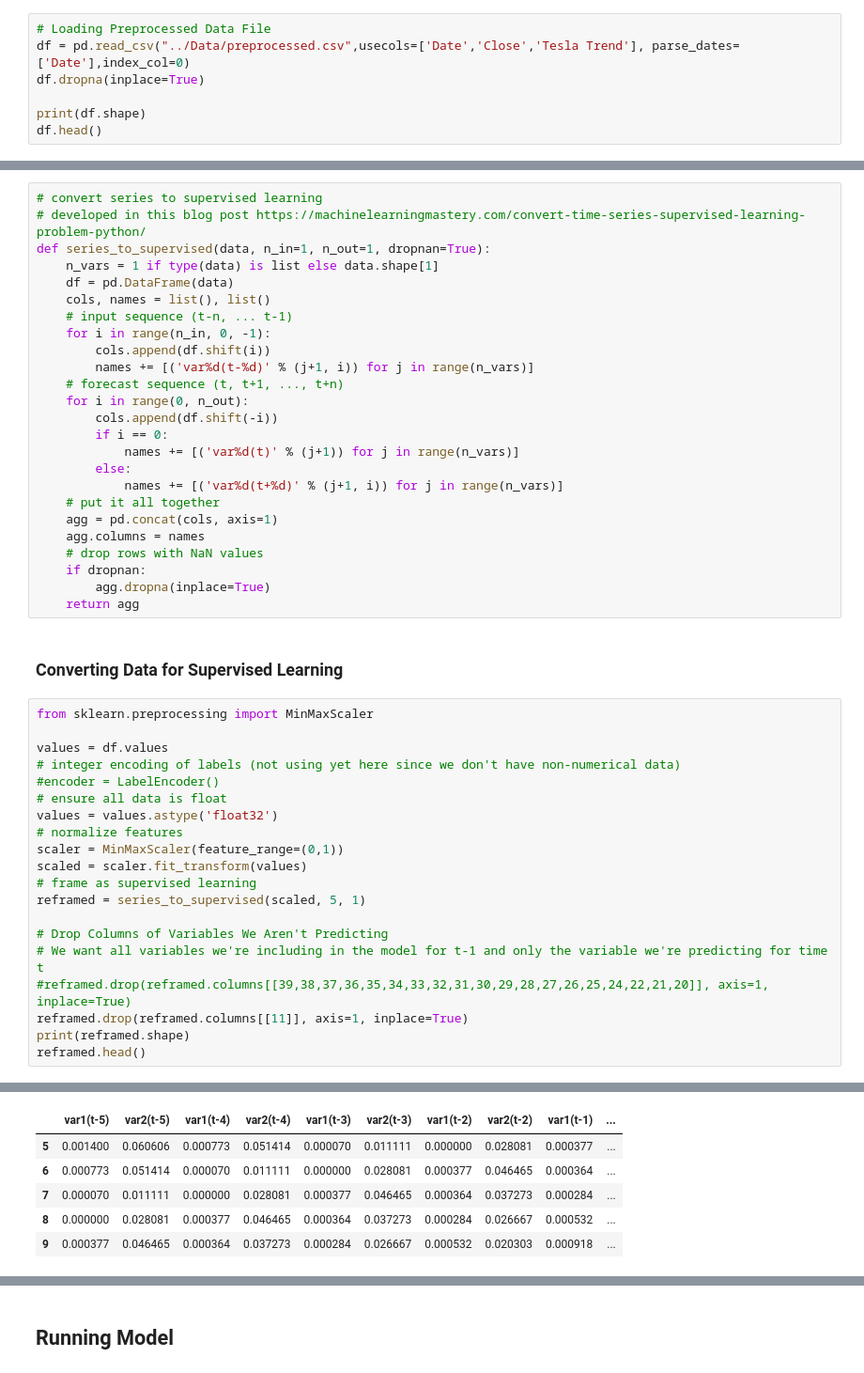
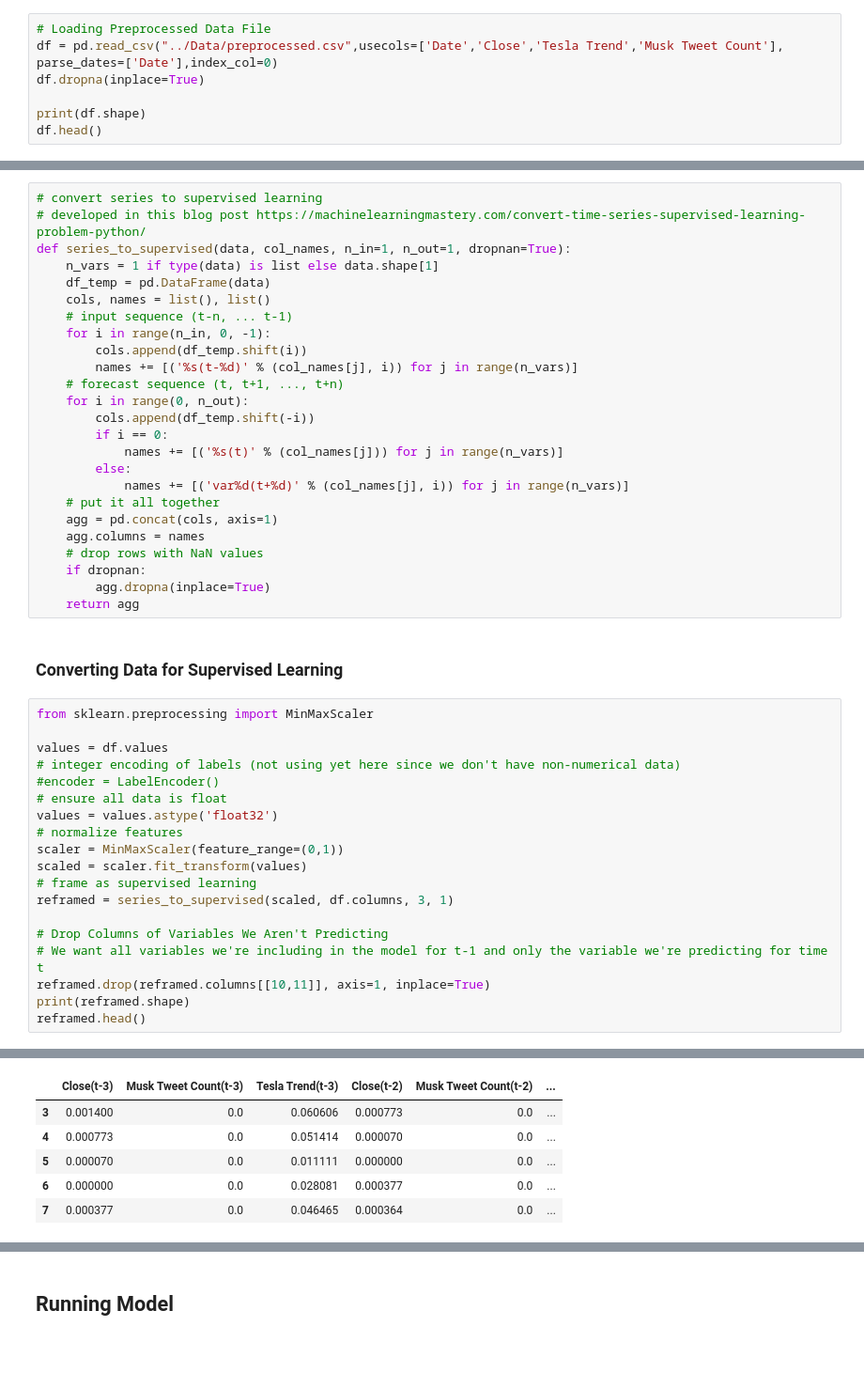
Before and after one commit to TLChilton/Senior_Capstone, a Jupyter notebook: Thomas/LSTMFeaturePrune.ipynb, the cells around one changed output, grey strips where cells are left out. Shown: that part at 94% size. Drawn from its saved outputs; the diff is of its cells as text.

```diff
--- a/Thomas/LSTMFeaturePrune.ipynb
+++ b/Thomas/LSTMFeaturePrune.ipynb
@@ -16,7 +16,7 @@ from statistics import mean
 ## Preparing Data
 # %%
 # Loading Preprocessed Data File
-df = pd.read_csv("../Data/preprocessed.csv",usecols=['Date','Close','Tesla Trend'], parse_dates=['Date'],index_col=0)
+df = pd.read_csv("../Data/preprocessed.csv",usecols=['Date','Close','Tesla Trend','Musk Tweet Count'], parse_dates=['Date'],index_col=0)
 df.dropna(inplace=True)
 
 print(df.shape)
@@ -46,21 +46,21 @@ pyplot.show()
 # %%
 # convert series to supervised learning
 # developed in this blog post https://machinelearningmastery.com/convert-time-series-supervised-learning-problem-python/
-def series_to_supervised(data, n_in=1, n_out=1, dropnan=True):
+def series_to_supervised(data, col_names, n_in=1, n_out=1, dropnan=True):
     n_vars = 1 if type(data) is list else data.shape[1]
-    df = pd.DataFrame(data)
+    df_temp = pd.DataFrame(data)
     cols, names = list(), list()
     # input sequence (t-n, ... t-1)
     for i in range(n_in, 0, -1):
-        cols.append(df.shift(i))
-        names += [('var%d(t-%d)' % (j+1, i)) for j in range(n_vars)]
+        cols.append(df_temp.shift(i))
+        names += [('%s(t-%d)' % (col_names[j], i)) for j in range(n_vars)]
     # forecast sequence (t, t+1, ..., t+n)
     for i in range(0, n_out):
-        cols.append(df.shift(-i))
+        cols.append(df_temp.shift(-i))
         if i == 0:
-            names += [('var%d(t)' % (j+1)) for j in range(n_vars)]
+            names += [('%s(t)' % (col_names[j])) for j in range(n_vars)]
         else:
-            names += [('var%d(t+%d)' % (j+1, i)) for j in range(n_vars)]
+            names += [('var%d(t+%d)' % (col_names[j], i)) for j in range(n_vars)]
 	# put it all together
     agg = pd.concat(cols, axis=1)
     agg.columns = names
@@ -82,12 +82,11 @@ values = values.astype('float32')
 scaler = MinMaxScaler(feature_range=(0,1))
 scaled = scaler.fit_transform(values)
 # frame as supervised learning
-reframed = series_to_supervised(scaled, 5, 1)
+reframed = series_to_supervised(scaled, df.columns, 3, 1)
 
 # Drop Columns of Variables We Aren't Predicting
 # We want all variables we're including in the model for t-1 and only the variable we're predicting for time t
-#reframed.drop(reframed.columns[[39,38,37,36,35,34,33,32,31,30,29,28,27,26,25,24,22,21,20]], axis=1, inplace=True)
-reframed.drop(reframed.columns[[11]], axis=1, inplace=True)
+reframed.drop(reframed.columns[[10,11]], axis=1, inplace=True)
 print(reframed.shape)
 reframed.head()
 # %% [output]
@@ -95,9 +94,9 @@ reframed.head()
-|  | var1(t-5) | var2(t-5) | var1(t-4) | var2(t-4) | var1(t-3) | var2(t-3) | var1(t-2) | var2(t-2) | var1(t-1) | ... |
-| 5 | 0.001400 | 0.060606 | 0.000773 | 0.051414 | 0.000070 | 0.011111 | 0.000000 | 0.028081 | 0.000377 | ... |
-| 6 | 0.000773 | 0.051414 | 0.000070 | 0.011111 | 0.000000 | 0.028081 | 0.000377 | 0.046465 | 0.000364 | ... |
-| 7 | 0.000070 | 0.011111 | 0.000000 | 0.028081 | 0.000377 | 0.046465 | 0.000364 | 0.037273 | 0.000284 | ... |
-| 8 | 0.000000 | 0.028081 | 0.000377 | 0.046465 | 0.000364 | 0.037273 | 0.000284 | 0.026667 | 0.000532 | ... |
-| 9 | 0.000377 | 0.046465 | 0.000364 | 0.037273 | 0.000284 | 0.026667 | 0.000532 | 0.020303 | 0.000918 | ... |
+|  | Close(t-3) | Musk Tweet Count(t-3) | Tesla Trend(t-3) | Close(t-2) | Musk Tweet Count(t-2) | ... |
+| 3 | 0.001400 | 0.0 | 0.060606 | 0.000773 | 0.0 | ... |
+| 4 | 0.000773 | 0.0 | 0.051414 | 0.000070 | 0.0 | ... |
+| 5 | 0.000070 | 0.0 | 0.011111 | 0.000000 | 0.0 | ... |
+| 6 | 0.000000 | 0.0 | 0.028081 | 0.000377 | 0.0 | ... |
+| 7 | 0.000377 | 0.0 | 0.046465 | 0.000364 | 0.0 | ... |
 # %%
 values = reframed.values
 # split into train, test, and prediction sets
```
Also changed, not shown: parts of 8 cells of this notebook.
